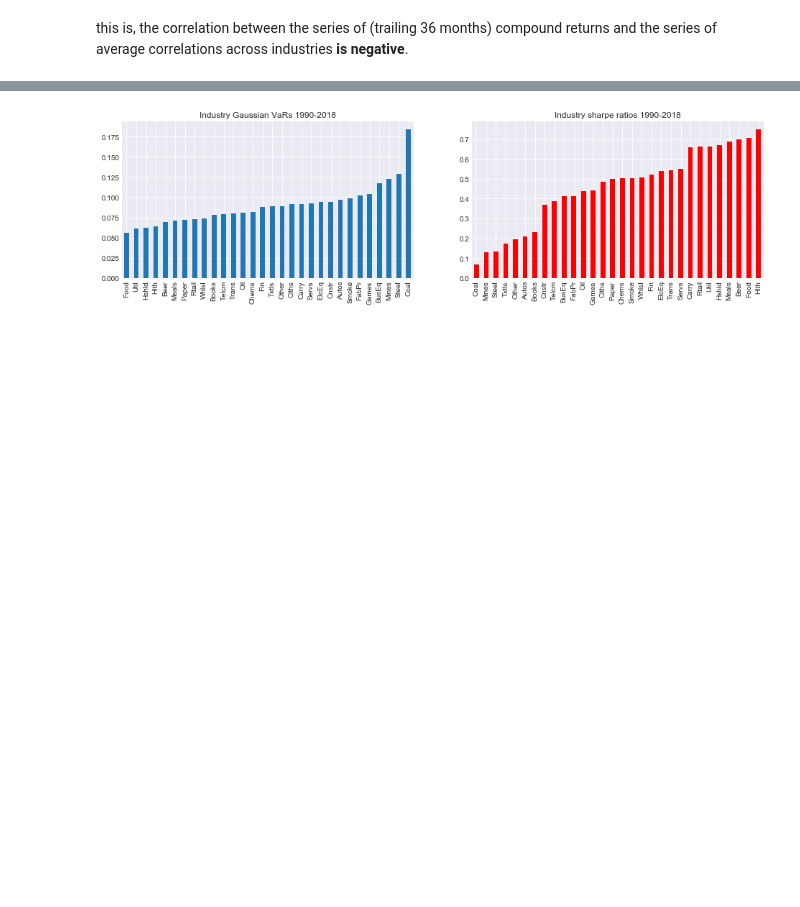
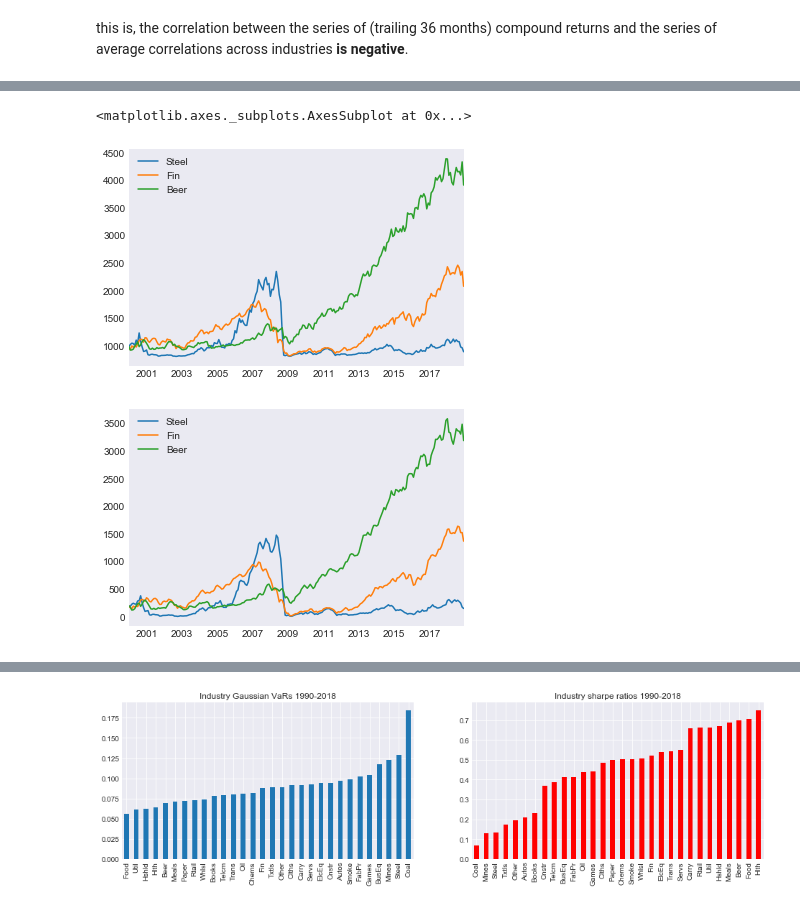
Before and after one commit to z4ir3/finance-courses, a Jupyter notebook: week-3.ipynb, the cells around one changed output, grey strips where cells are left out. Cells and saved outputs as stored; diff of their text form; code cells hidden in the pictures; blank space fills up the shorter version.

```diff
--- a/week-3.ipynb
+++ b/week-3.ipynb
@@ -274,0 +326,37 @@ across industries **is negative**.
+# %%
+ind_return = erk.get_ind_returns()
+tmi_return = erk.get_total_market_index_returns()
+# %%
+risky_rets = ind_return["2000":][["Steel","Fin","Beer"]]
+safe_rets  = pd.DataFrame().reindex_like(risky_rets)
+safe_rets[:] = 0.03 / 12
+# %%
+start = 1000
+floor = 0.8
+
+dates = risky_assets.index
+n_steps = len(dates)
+
+account_value = start
+floor_value   = floor * account_value
+
+m = 3
+
+account_history = pd.DataFrame().reindex_like(risky_rets)
+cushion_history = pd.DataFrame().reindex_like(risky_rets)
+risky_w_history = pd.DataFrame().reindex_like(risky_rets)
+# %%
+for step in range(n_steps):
+    cushion = (account_value - floor_value) / account_value
+    risky_w = m * cushion
+    risky_w = np.minimum(risky_w, 1)
+    risky_w = np.maximum(risky_w, 0)
+    safe_w  = 1 - risky_w
+    risky_allocation = risky_w * account_value
+    safe_allocation  = safe_w * account_value
+    # update the account value
+    account_value = risky_allocation * (1+risky_rets.iloc[step]) + safe_allocation * (1+safe_rets.iloc[step])
+    #
+    account_history.iloc[step] = account_value
+    cushion_history.iloc[step] = cushion
+    risky_w_history.iloc[step] = risky_w
@@ -274,0 +372,7 @@ across industries **is negative**.
+# %%
+account_history.plot()
+(cushion_history * account_history).plot()
+# %% [output]
+<matplotlib.axes._subplots.AxesSubplot at 0x...>
+[figure, added]
+[figure, added]
```
Also changed, not shown: parts of 7 cells of this notebook.
